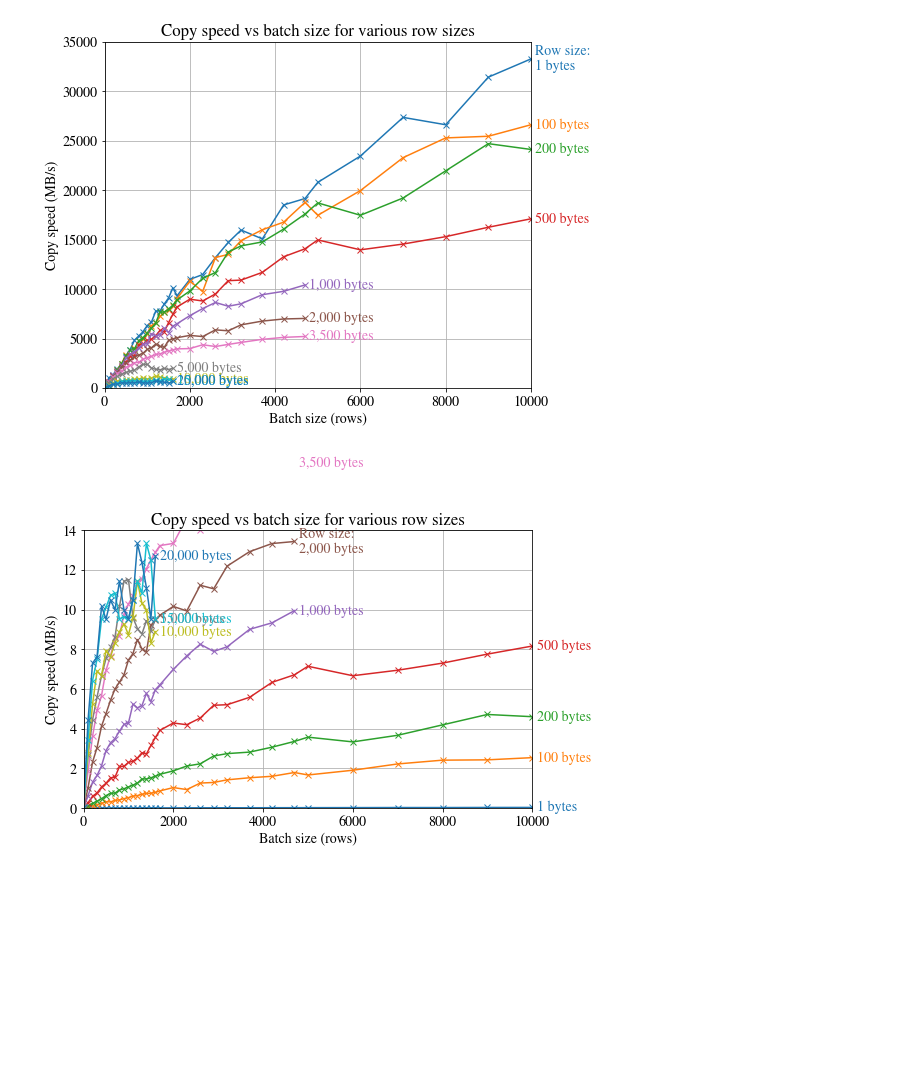
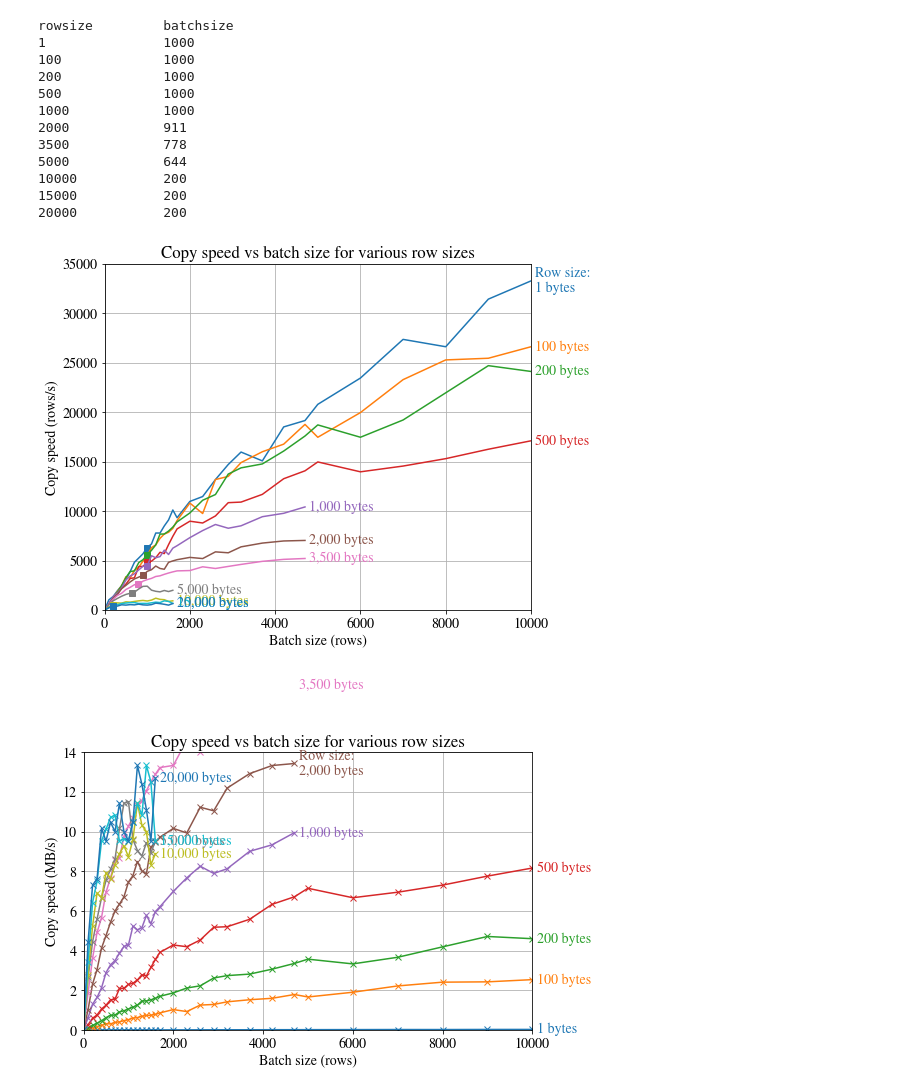
Before and after one commit to Shopify/ghostferry, a Jupyter notebook: benchmark/studies/batch_size_vs_row_size.ipynb, the cells around one changed output. Drawn from its saved outputs; the diff is of its cells as text; code cells hidden in the pictures; blank space fills up the shorter version.

```diff
--- a/benchmark/studies/batch_size_vs_row_size.ipynb
+++ b/benchmark/studies/batch_size_vs_row_size.ipynb
@@ -11,6 +13,13 @@ matplotlib.rcParams.update({ # Has to be done in a separate cell from the main i
 })
 # %%
 data = {} # row size -> [[batch_size, speed]]
+
+control_points = np.array([
+  [1000, 1000],
+  [10000, 200],
+])
+
+batch_size_f = interp1d(control_points[:, 0], control_points[:, 1], fill_value=(control_points[0, 1], control_points[-1, 1]), bounds_error=False)
 
 with open("benchmark.csv") as f:
   reader = csv.reader(f)
@@ -19,36 +28,56 @@ with open("benchmark.csv") as f:
     row_size, batch_size, speed = line
 
     data.setdefault(row_size, []).append((batch_size, speed))
 
 for row_size, array in data.items():
   array.sort()
   data[row_size] = np.array(array, dtype=np.float64)
 
 fig = plt.figure(figsize=[8, 6])
 
 ax = fig.add_subplot(1, 1, 1)
 
 # May need to manually adjust these
 ax.set_ylim(0, 35000)
-ax.set_ylabel("Copy speed (MB/s)")
+ax.set_ylabel("Copy speed (rows/s)")
 
 ax.set_xlim(0, 10000)
 ax.set_xlabel("Batch size (rows)")
 
+print("rowsize\t\tbatchsize")
 for i, (row_size, array) in enumerate(sorted(data.items())):
   batch_size = array[:, 0]
   copy_speed = array[:, 1]
-  l, = ax.plot(batch_size, copy_speed, "-x")
+  l, = ax.plot(batch_size, copy_speed, "-")
+
+  g = interp1d(batch_size, copy_speed)
+  desired_batch_size = batch_size_f(row_size)
+  print("{:.0f}\t\t{:.0f}".format(row_size, desired_batch_size, g(desired_batch_size)))
+  ax.plot([desired_batch_size], [g(desired_batch_size)], "s", color=l.get_color())
+
   text = "{:,.0f} bytes".format(row_size)
   if i == 0:
     text = "Row size:\n{}".format(text)
   ax.text(batch_size[-1] + 0.01 * ax.get_xlim()[1], copy_speed[-1], text, horizontalalignment="left", verticalalignment="center", color=l.get_color())
 
+
 ax.set_title("Copy speed vs batch size for various row sizes")
 ax.grid()
 fig.tight_layout()
 # %% [output]
+rowsize         batchsize
+1               1000
+100             1000
+200             1000
+500             1000
+1000            1000
+2000            911
+3500            778
+5000            644
+10000           200
+15000           200
+20000           200
-[figure, old version]
+[figure, new version]
 # %%
 fig = plt.figure(figsize=[8, 6])
 
```
Also changed, not shown: parts of 2 cells of this notebook, 4 other files.
